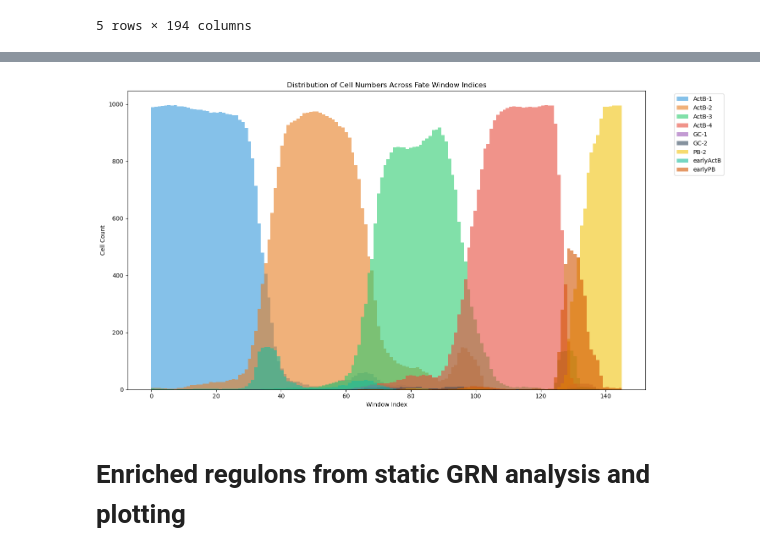
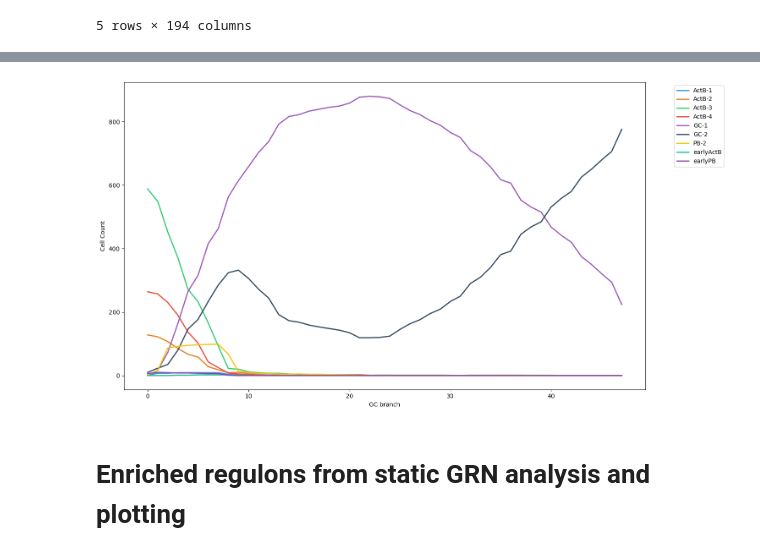
Before and after one commit to sachha-naksha/B_Cell_States, a Jupyter notebook: multiome_dynamic_regulation/py_scripts/analysis/plotting_code.ipynb, the cells around one changed output, grey strips where cells are left out. Cells and saved outputs as stored; diff of their text form; code cells hidden in the pictures.

```diff
--- a/multiome_dynamic_regulation/py_scripts/analysis/plotting_code.ipynb
+++ b/multiome_dynamic_regulation/py_scripts/analysis/plotting_code.ipynb
@@ -52,50 +49,43 @@ display(df_plot.head())
 # %%
 # Create a new dataframe with only the columns in PB_fate_window_indices
-df_plot = cell_count_per_window_df[PB_fate_window_indices]
+df_plot = cell_count_per_window_df[GC_post_bifurcation_window_indices]
 
 # Plot
 plt.figure(figsize=(15, 8))
 
 # Melt the dataframe to get it in the right format for plotting
 df_melted = df_plot.melt(ignore_index=False).reset_index()
-df_melted.columns = ['Cell_State', 'Window_Index', 'Cell_Count']
+df_melted.columns = ['Cell_State', 'Window_Index', 'Cell_Percentage']
 
 # Define distinct colors for better visibility
 colors = {
     'ActB-1': '#3498db',  # bright blue
     'ActB-2': '#e67e22',  # orange
     'ActB-3': '#2ecc71',  # green
-    'ActB-4': '#e74c3c',  # red
+    'ActB-4': '#e74c3c',  # bright red
     'GC-1': '#9b59b6',    # purple
     'GC-2': '#34495e',    # dark blue
     'PB-2': '#f1c40f',    # yellow
     'earlyActB': '#1abc9c',  # turquoise
-    'earlyPB': '#d35400'  # dark orange
+    'earlyPB': '#8e44ad'  # dark purple/violet - changed from dark orange
 }
+# Create x-axis positions
+x = range(len(GC_post_bifurcation_window_indices))
 
-# Calculate number of bins - one for each window index
-n_bins = len(PB_fate_window_indices)
+# Plot lines for each cell state
+for state in df_plot.index:
+    plt.plot(x, df_plot.loc[state],
+             label=state,
+             color=colors[state],
+             linewidth=2)
 
-# Plot histogram for each cell state
-for state in df_melted['Cell_State'].unique():
-    state_data = df_melted[df_melted['Cell_State'] == state]
-
-    # Plot histogram using the exact window indices
-    plt.hist(range(len(PB_fate_window_indices)),  # Use position indices
-             weights=state_data['Cell_Count'],    # Use actual counts
-             bins=n_bins,
-             alpha=0.6,
-             label=state,
-             color=colors[state])
-
-plt.xlabel('Window Index')
+plt.xlabel('GC branch')
 plt.ylabel('Cell Count')
-plt.title('Distribution of Cell Numbers Across Fate Window Indices')
 plt.legend(bbox_to_anchor=(1.05, 1), loc='upper left')
 plt.tight_layout()
 plt.show()
 # %% [output]
-[figure, old version]
+[figure, new version]
 # %% [markdown]
 # Enriched regulons from static GRN analysis and plotting
 # %%
```
Also changed, not shown: parts of 1 cell of this notebook, 1 other file.
